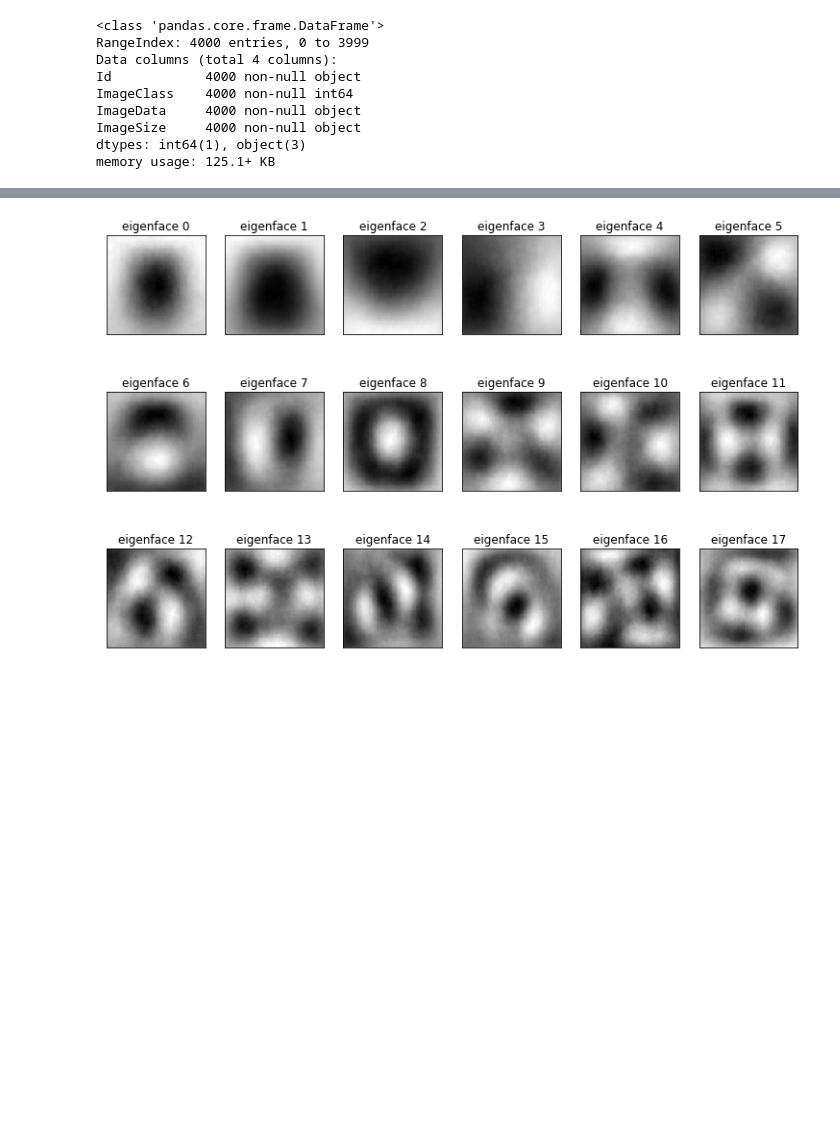
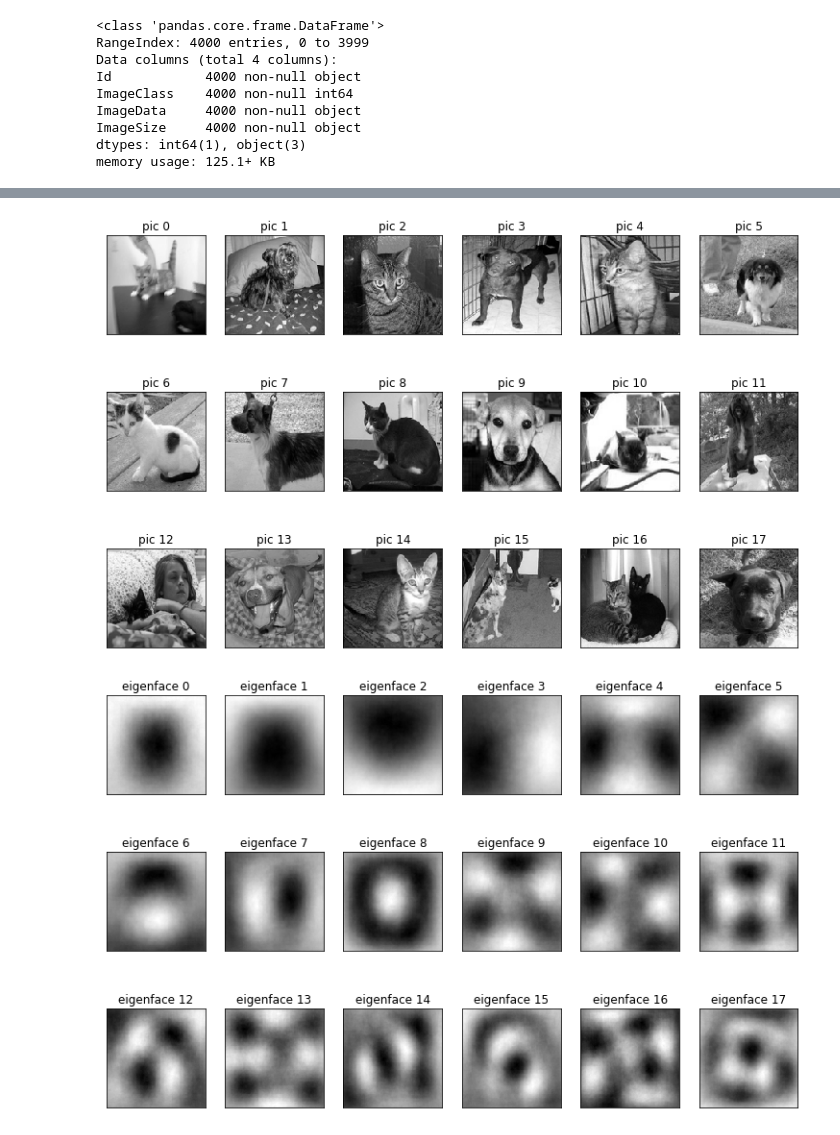
Before and after one commit to SMU-ML-2017/Project3, a Jupyter notebook: Project3 ML.ipynb, the cells around one changed output, grey strips where cells are left out. Cells and saved outputs as stored; diff of their text form; code cells hidden in the pictures; blank space fills up the shorter version.

```diff
--- a/Project3 ML.ipynb
+++ b/Project3 ML.ipynb
@@ -90,15 +90,21 @@ PCA(copy=True, iterated_power='auto', n_components=1000, random_state=None,
 # Use 128x128 because that is the the maxSize defined above
 eigenfaces = pca.components_.reshape((numComp, 128, 128))
 # %%
+%matplotlib inline
 # a helper plotting function
 def plot_gallery(images, titles, h, w, n_row=3, n_col=6):
     """Helper function to plot a gallery of portraits"""
     plt.figure(figsize=(1.7 * n_col, 2.3 * n_row))
     plt.subplots_adjust(bottom=0, left=.01, right=.99, top=.90, hspace=.35)
     for i in range(n_row * n_col):
         plt.subplot(n_row, n_col, i + 1)
         plt.imshow(images[i].reshape((h, w)), cmap=plt.cm.gray)
         plt.title(titles[i], size=12)
         plt.xticks(())
         plt.yticks(())
+
+img_titles = ["pic %d" % i for i in range(X.shape[0])]
+plot_gallery(X, img_titles, 128, 128)
+# %% [output]
+[figure, added]
 # %%
```
Also changed, not shown: parts of 7 cells of this notebook, 2 other files.
